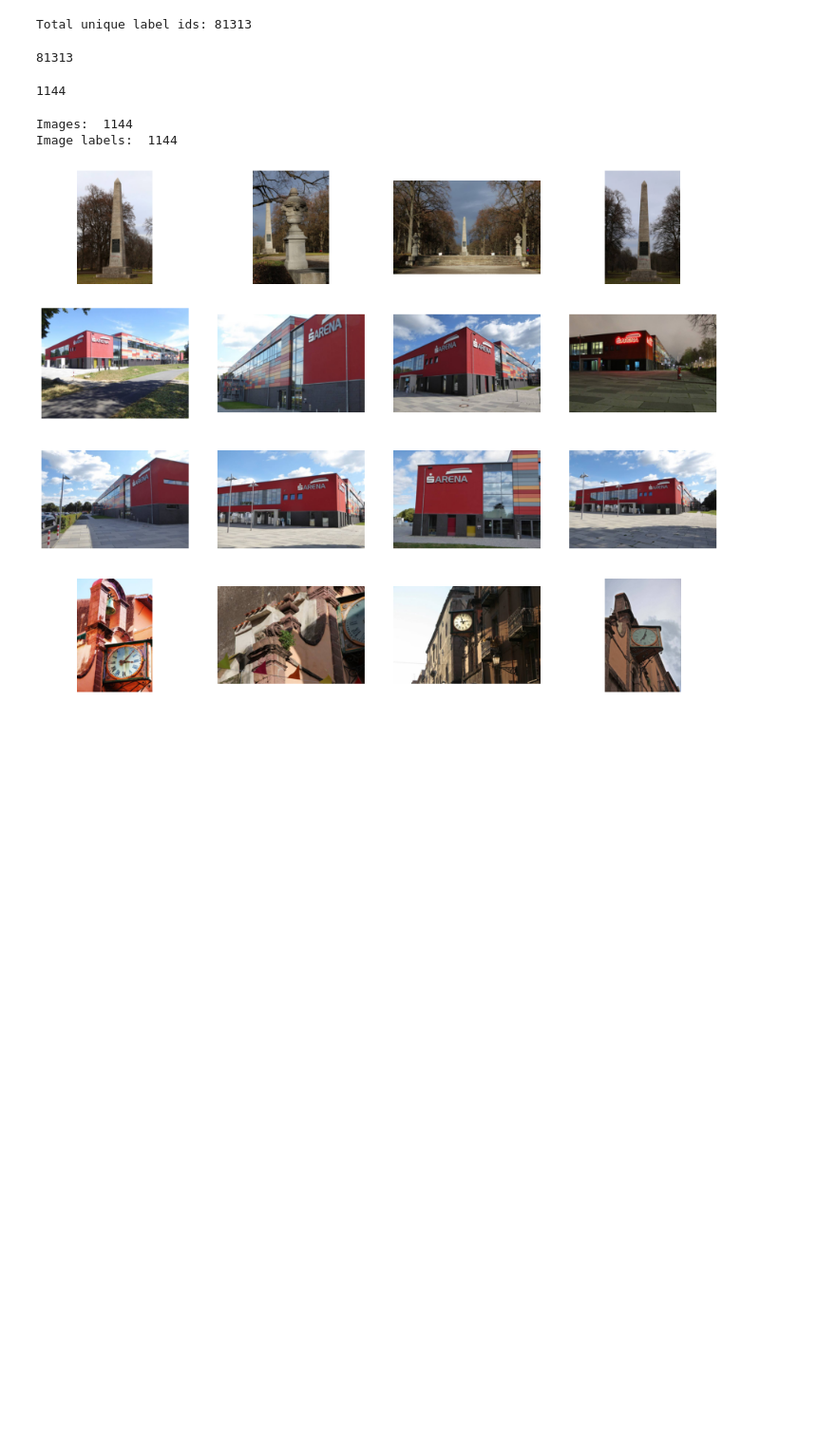
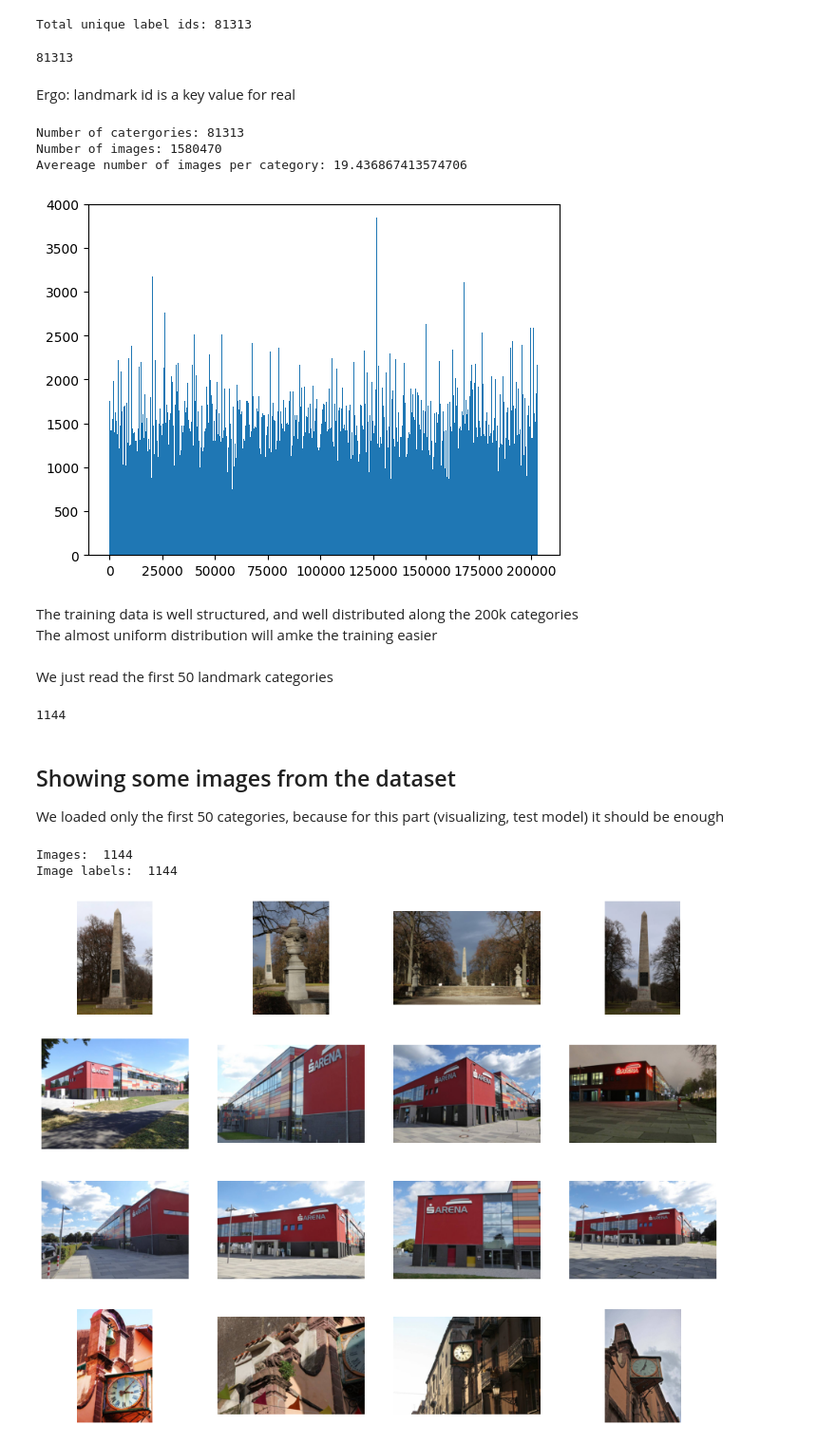
Before and after one commit to Bodesz11/Project_Deep_Learning, a Jupyter notebook: Milestone_1.ipynb, the cells around one changed output. Shown at 95% size. Saved outputs shown, nothing was run; the diff lists cells and outputs as text; code cells hidden in the pictures; blank space fills up the shorter version.

```diff
--- a/Milestone_1.ipynb
+++ b/Milestone_1.ipynb
@@ -20,6 +28,6 @@ from sklearn.model_selection import train_test_split
 # %%
 # Labels
-traindf = pd.read_csv("../input/landmark-recognition-2021/train.csv")
+traindf = pd.read_csv("train.csv")
 traindf.head()
 # %% [output]
 |  | id | landmark_id |
@@ -38,6 +46,25 @@ landmark_unique = traindf['landmark_id'].unique()
 len(landmark_unique)
 # %% [output]
 81313
+# %% [markdown]
+Ergo: landmark id is a key value for real
+# %%
+print(f"Number of catergories: {len(set(traindf['landmark_id'].to_list()))}")
+print(f"Number of images: {len(set(traindf['id'].to_list()))}")
+print(f"Avereage number of images per category: {len(set(traindf['id'].to_list())) / len(set(traindf['landmark_id'].to_list()))}")
+plt.hist(traindf['landmark_id'].to_list(), bins = 1000)
+plt.ylim((0,4000))
+plt.show()
+# %% [output]
+Number of catergories: 81313
+Number of images: 1580470
+Avereage number of images per category: 19.436867413574706
+[figure, added]
+# %% [markdown]
+The training data is well structured, and well distributed along the 200k categories<br>
+The almost uniform distribution will amke the training easier
+# %% [markdown]
+We just read the first 50 landmark categories
 # %%
 image_ids = []
 labels = []
@@ -52,6 +79,9 @@ for id_ in landmark_unique[0:50]:
 len(image_ids)
 # %% [output]
 1144
+# %% [markdown]
+## Showing some images from the dataset
+We loaded only the first 50 categories, because for this part (visualizing, test model) it should be enough
 # %%
 mainpath = '../input/landmark-recognition-2021/train'
 image_path = []
```
Also changed, not shown: parts of 10 cells of this notebook.
